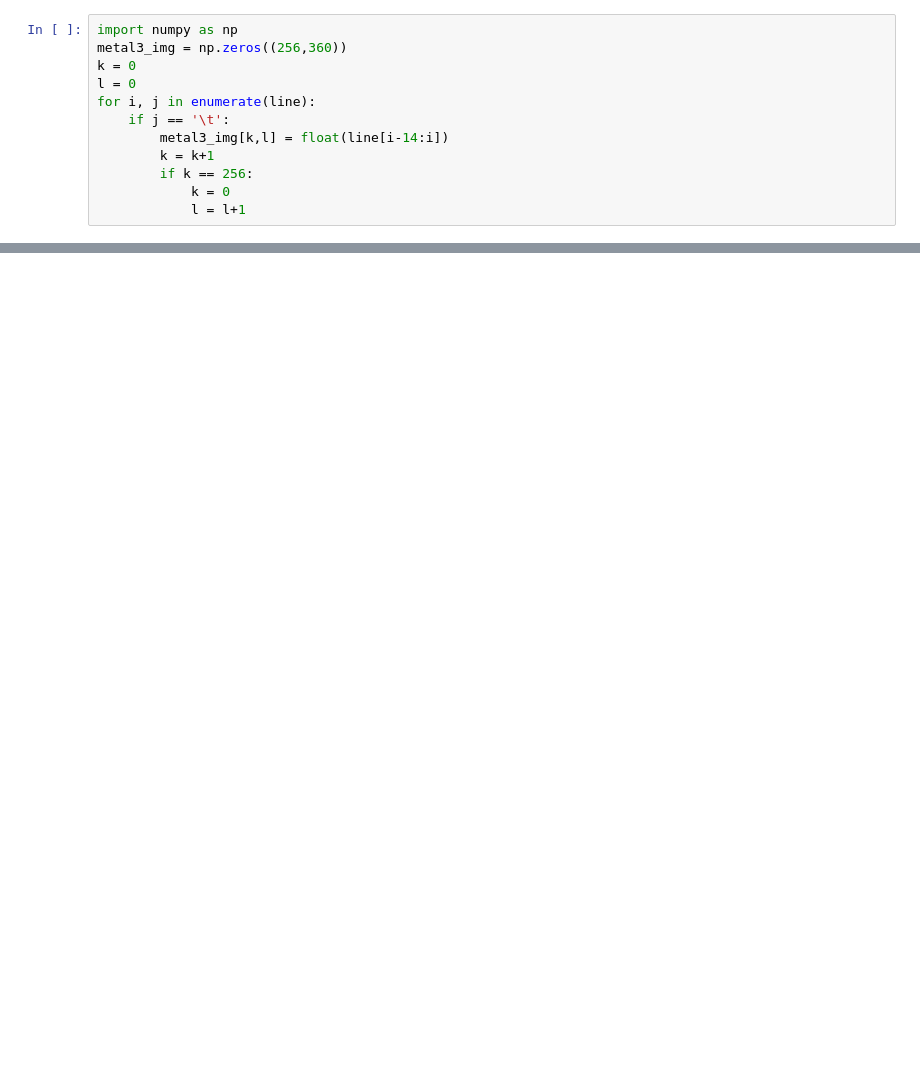
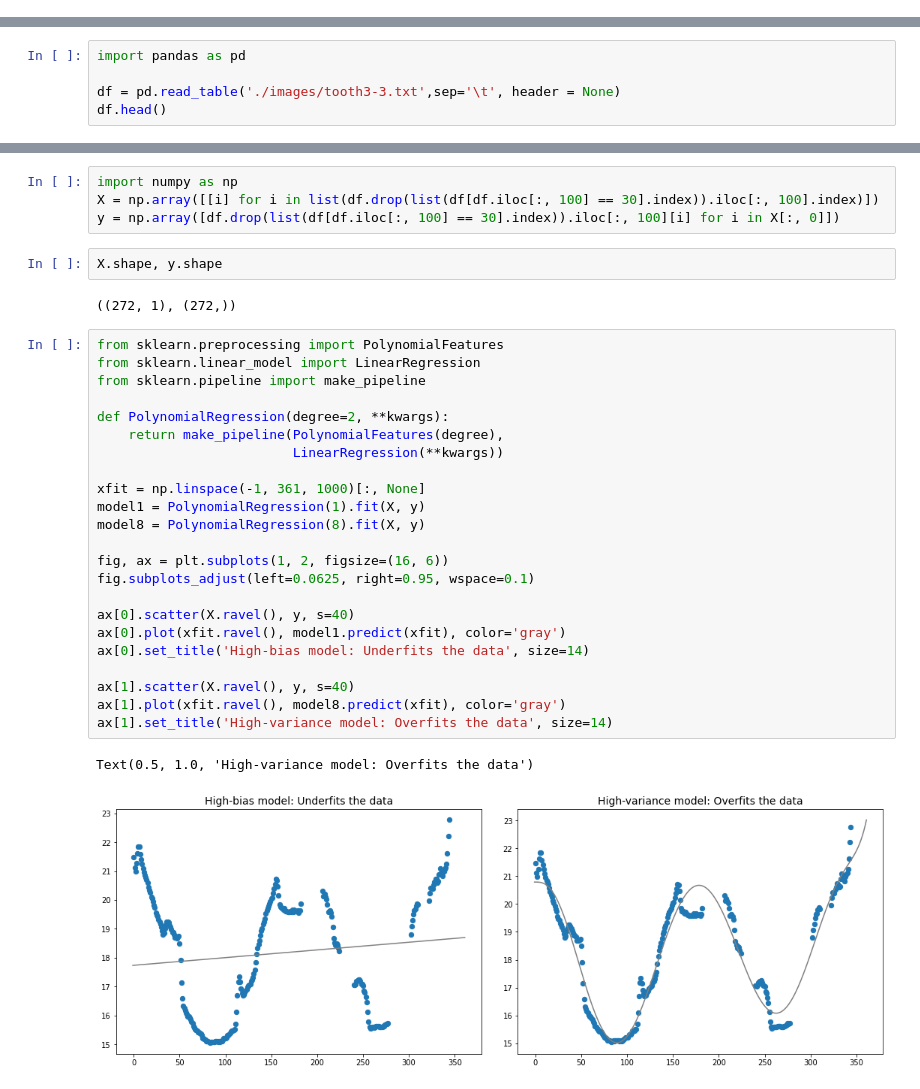
Before and after one commit to KyungRyeolBaek/study, a Jupyter notebook: AI study/치아/Metal3_tooth.ipynb, the cells around one changed output, grey strips where cells are left out. Cells and saved outputs as stored; diff of their text form; blank space fills up the shorter version.

```diff
--- a/AI study/치아/Metal3_tooth.ipynb
+++ b/AI study/치아/Metal3_tooth.ipynb
@@ -25,12 +0,0 @@ f.close
-# %%
-import numpy as np
-metal3_img = np.zeros((256,360))
-k = 0
-l = 0
-for i, j in enumerate(line):
-    if j == '\t':
-        metal3_img[k,l] = float(line[i-14:i])
-        k = k+1
-        if k == 256:
-            k = 0
-            l = l+1
@@ -148,0 +7,5 @@ np.savetxt('images/Metal3_line_training_txt.txt', result_img)
+# %%
+import pandas as pd
+
+df = pd.read_table('./images/tooth3-3.txt',sep='\t', header = None)
+df.head()
@@ -148,0 +44,34 @@ np.savetxt('images/Metal3_line_training_txt.txt', result_img)
+# %%
+import numpy as np
+X = np.array([[i] for i in list(df.drop(list(df[df.iloc[:, 100] == 30].index)).iloc[:, 100].index)])
+y = np.array([df.drop(list(df[df.iloc[:, 100] == 30].index)).iloc[:, 100][i] for i in X[:, 0]])
+# %%
+X.shape, y.shape
+# %% [output]
+((272, 1), (272,))
+# %%
+from sklearn.preprocessing import PolynomialFeatures
+from sklearn.linear_model import LinearRegression
+from sklearn.pipeline import make_pipeline
+
+def PolynomialRegression(degree=2, **kwargs):
+    return make_pipeline(PolynomialFeatures(degree),
+                         LinearRegression(**kwargs))
+
+xfit = np.linspace(-1, 361, 1000)[:, None]
+model1 = PolynomialRegression(1).fit(X, y)
+model8 = PolynomialRegression(8).fit(X, y)
+
+fig, ax = plt.subplots(1, 2, figsize=(16, 6))
+fig.subplots_adjust(left=0.0625, right=0.95, wspace=0.1)
+
+ax[0].scatter(X.ravel(), y, s=40)
+ax[0].plot(xfit.ravel(), model1.predict(xfit), color='gray')
+ax[0].set_title('High-bias model: Underfits the data', size=14)
+
+ax[1].scatter(X.ravel(), y, s=40)
+ax[1].plot(xfit.ravel(), model8.predict(xfit), color='gray')
+ax[1].set_title('High-variance model: Overfits the data', size=14)
+# %% [output]
+Text(0.5, 1.0, 'High-variance model: Overfits the data')
+[figure, added]
```
Also changed, not shown: parts of 45 cells of this notebook.
